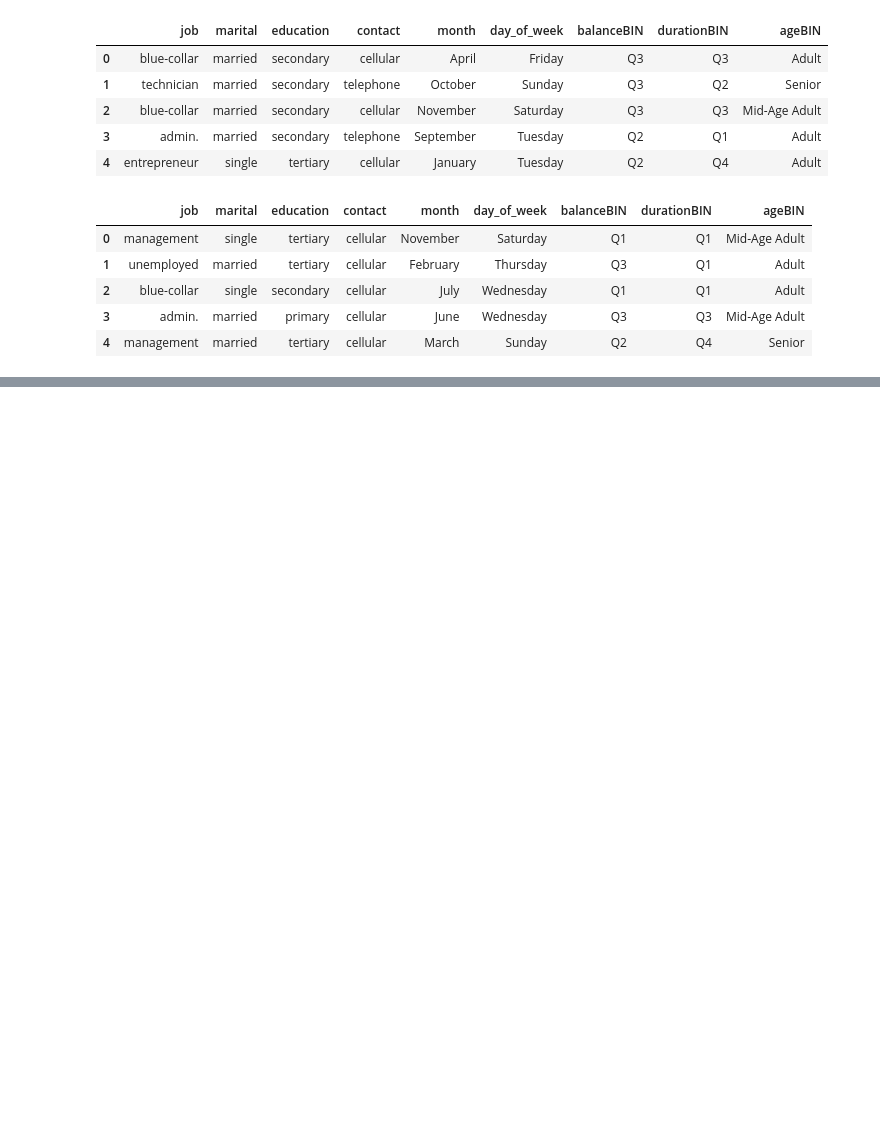
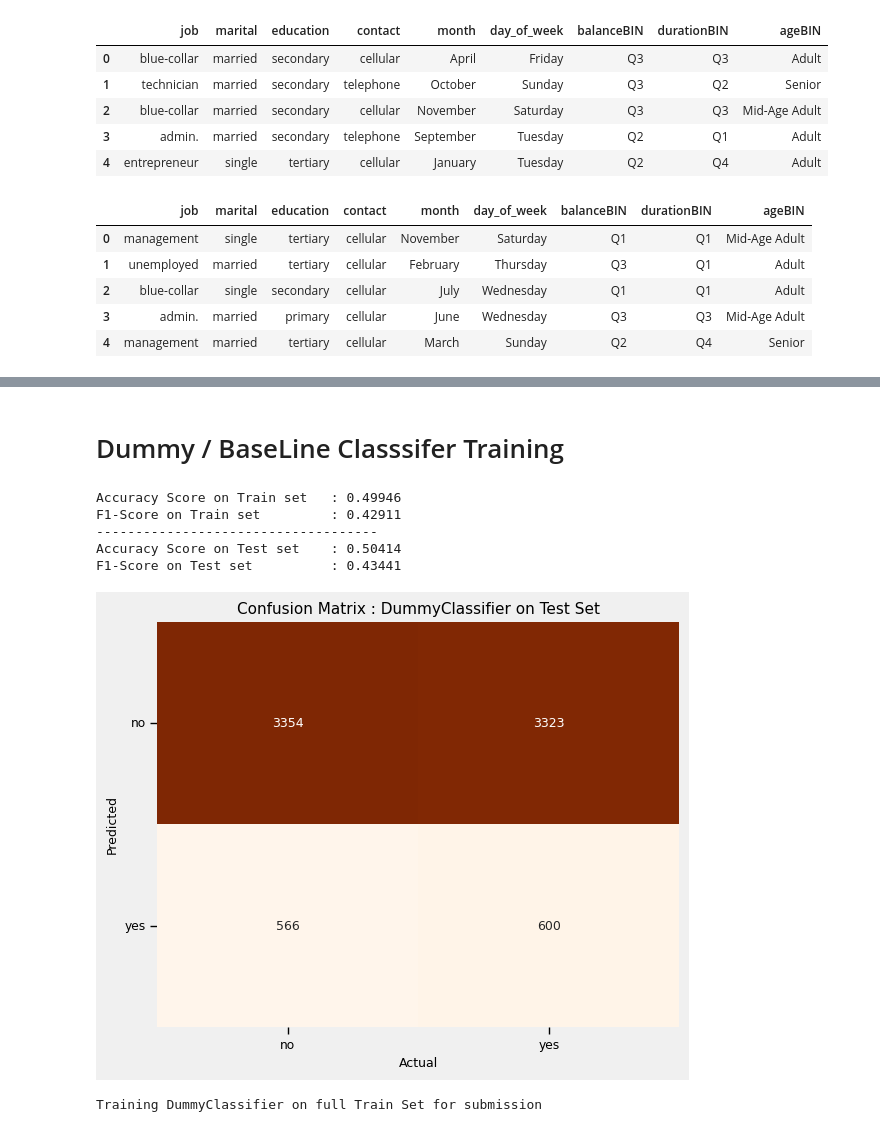
Before and after one commit to jishnukoliyadan/Predicting-the-Success-of-Bank-telemarketing, a Jupyter notebook: notebook/Predict-Success-of-Bank-telemarketing.ipynb, the cells around one changed output, grey strips where cells are left out. Cells and saved outputs as stored; diff of their text form; code cells hidden in the pictures; blank space fills up the shorter version.

```diff
--- a/notebook/Predict-Success-of-Bank-telemarketing.ipynb
+++ b/notebook/Predict-Success-of-Bank-telemarketing.ipynb
@@ -729,0 +741,6 @@ memory usage: 1.1 MB
+# %%
+# Like previously mentioned on observation, using stratified splitting
+
+X_train, X_test, y_train, y_test = train_test_split(trainDF_most_X, trainDF_most_Y,
+                                                    test_size = TEST_SIZE, stratify = trainDF_most_Y,
+                                                    random_state = 48)
@@ -729,0 +749,3 @@ memory usage: 1.1 MB
+# %%
+num_fearures_ = ['age', 'campaign', 'pdays', 'previous', 'day', 'contact_date_scale', 'balance', 'duration']
+ohe_fearures_ = ['job', 'marital', 'education', 'contact', 'month', 'day_of_week', 'balanceBIN', 'durationBIN', 'ageBIN']
@@ -729,0 +855,15 @@ memory usage: 1.1 MB
+# %%
+def train_partial_classifier_model(classifier_: BaseEstimator, trainX_: pd.DataFrame, trainY_: pd.Series,
+                                   testX_: pd.DataFrame, testY_: pd.Series, text_: str = '',
+                                   plot_cm: bool = False, onTrain: bool = False,
+                                   onTest: bool = True) -> tuple[BaseEstimator, float]:
+    '''
+    Trains a classifier on a portion of the data and calculates performance metrics.
+    '''
+    classifier_ = classifier_.fit(trainX_, trainY_)
+    y_tr_pred = classifier_.predict(trainX_)
+    y_te_pred = classifier_.predict(testX_)
+
+    f1Score = model_performance_calc(testY_, y_te_pred, trainY_, y_tr_pred, text_ = text_, onTrain = onTrain,
+                                     onTest = onTest, plot_cm = plot_cm)
+    return classifier_, f1Score
@@ -729,0 +889,29 @@ memory usage: 1.1 MB
+# %% [markdown]
+# Dummy / BaseLine Classsifer Training
+# %%
+model_performance_df = pd.DataFrame(columns = ['ModelName', 'HyperParams', 'F1_Score_Macro'])
+# %%
+dummyClassifier_, dummy_f1Score = train_partial_classifier_model(DummyClassifier(strategy = 'uniform', random_state = 56),
+                                                                 trainX_ = tansformed_train_X,
+                                                                 trainY_ = y_train,
+                                                                 testX_ = tansformed_test_X,
+                                                                 testY_ = y_test,
+                                                                 text_ = 'DummyClassifier',
+                                                                 plot_cm = True,
+                                                                 onTrain = True)
+
+model_performance_df.loc[len(model_performance_df)] = ['DummyClassifier', {'strategy' : 'uniform'}, dummy_f1Score]
+# %% [output]
+Accuracy Score on Train set   : 0.49946
+F1-Score on Train set         : 0.42911
+------------------------------------
+Accuracy Score on Test set    : 0.50414
+F1-Score on Test set          : 0.43441
+[figure, added]
+# %%
+submission_classifier(classifier_ = dummyClassifier_, filename = 'submission',
+                      trainX_og = og_tansformed_train_X, trainY_og = trainDF_most_Y,
+                      testX_ = og_tansformed_test_X, submission_DF = submissionDF,
+                      train = True, clf_name = 'DummyClassifier')
+# %% [output]
+Training DummyClassifier on full Train Set for submission
```
Also changed, not shown: parts of 27 cells of this notebook, 6 other files.
